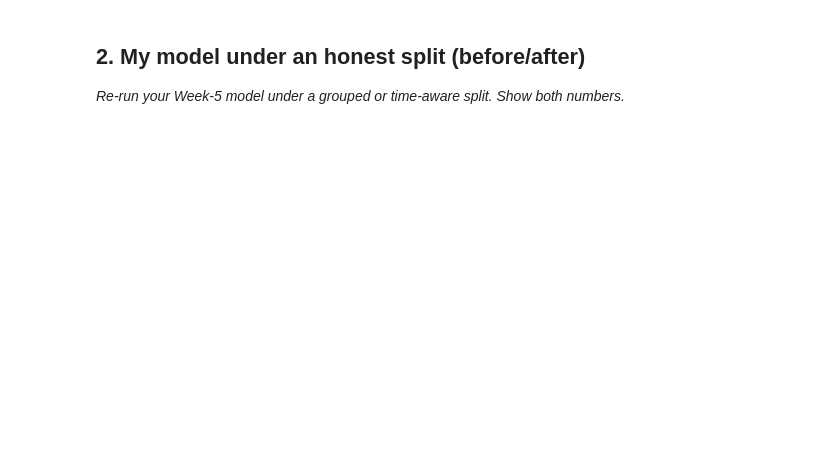
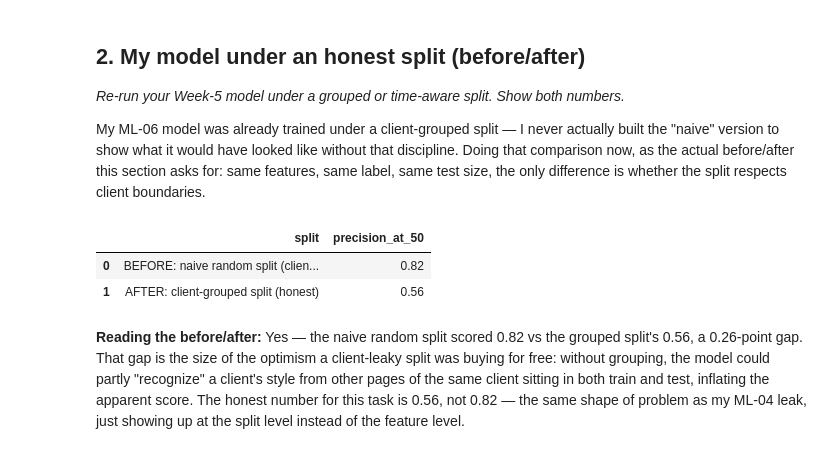
Before and after one commit to itsrealfarman/flyrank-ml-internship, a Jupyter notebook: work/notebooks/w06_validation_audit.ipynb, the cells around one changed output. Drawn from its saved outputs; the diff is of its cells as text; code cells hidden in the pictures; blank space fills up the shorter version.

```diff
--- a/work/notebooks/w06_validation_audit.ipynb
+++ b/work/notebooks/w06_validation_audit.ipynb
@@ -17,3 +66,68 @@ This skeleton is yours to fill. Work the sections **in order** — each one has
 ## 2. My model under an honest split (before/after)
 
 *Re-run your Week-5 model under a grouped or time-aware split. Show both numbers.*
+
+My ML-06 model was already trained under a client-grouped split — I never actually built the "naive" version to show what it would have looked like without that discipline. Doing that comparison now, as the actual before/after this section asks for: same features, same label, same test size, the only difference is whether the split respects client boundaries.
+# %%
+from sklearn.model_selection import GroupShuffleSplit, train_test_split
+from sklearn.ensemble import RandomForestClassifier
+
+honest_features = ["avg_impressions_h1", "avg_clicks_h1", "ctr_h1", "avg_position_h1", "days_with_impressions_h1"]
+
+features = con.sql(f"""
+    SELECT
+        client_hash_id, content_hash_id,
+        AVG(gsc_impressions)                                    AS avg_impressions_h1,
+        AVG(gsc_clicks)                                         AS avg_clicks_h1,
+        SUM(gsc_clicks) / NULLIF(SUM(gsc_impressions), 0)       AS ctr_h1,
+        AVG(gsc_avg_position)                                   AS avg_position_h1,
+        COUNT(DISTINCT report_date) FILTER (WHERE gsc_impressions > 0) AS days_with_impressions_h1
+    FROM {TABLES['fact_daily']}
+    WHERE report_date >= DATE '{MONTH_START}' AND report_date < DATE '{MID_MONTH}'
+    GROUP BY 1, 2
+    HAVING SUM(gsc_impressions) >= 500
+""").df()
+
+labels = con.sql(f"""
+    SELECT client_hash_id, content_hash_id, SUM(gsc_impressions) AS imp_h2
+    FROM {TABLES['fact_daily']}
+    WHERE report_date >= DATE '{MID_MONTH}' AND report_date < DATE '{MONTH_END}'
+    GROUP BY 1, 2
+""").df()
+
+data = features.merge(labels, on=["client_hash_id", "content_hash_id"], how="inner")
+data["is_declining"] = (data["imp_h2"] < 0.8 * data["avg_impressions_h1"] * 15).astype(int)
+data = data.dropna()
+
+def precision_at_k(scores, labels_, k):
+    order = np.argsort(-np.asarray(scores))
+    return np.asarray(labels_)[order[:k]].mean()
+
+K = 50
+
+# BEFORE: naive random split — ignores that pages from the same client can appear in both halves
+X, y = data[honest_features], data["is_declining"]
+X_tr, X_te, y_tr, y_te = train_test_split(X, y, test_size=0.25, random_state=42, stratify=y)
+naive_model = RandomForestClassifier(n_estimators=300, max_depth=8, class_weight="balanced", random_state=42, n_jobs=-1)
+naive_model.fit(X_tr, y_tr)
+naive_p50 = precision_at_k(naive_model.predict_proba(X_te)[:, 1], y_te, K)
+
+# AFTER: client-grouped split — the honest version, same as ML-06
+gss = GroupShuffleSplit(n_splits=1, test_size=0.25, random_state=42)
+tr_idx, te_idx = next(gss.split(data, groups=data["client_hash_id"]))
+train_g, test_g = data.iloc[tr_idx], data.iloc[te_idx]
+grouped_model = RandomForestClassifier(n_estimators=300, max_depth=8, class_weight="balanced", random_state=42, n_jobs=-1)
+grouped_model.fit(train_g[honest_features], train_g["is_declining"])
+grouped_p50 = precision_at_k(grouped_model.predict_proba(test_g[honest_features])[:, 1], test_g["is_declining"], K)
+
+before_after = pd.DataFrame({
+    "split": ["BEFORE: naive random split (client leakage possible)", "AFTER: client-grouped split (honest)"],
+    "precision_at_50": [round(naive_p50, 3), round(grouped_p50, 3)],
+})
+before_after
+# %% [output]
+|  | split | precision_at_50 |
+| 0 | BEFORE: naive random split (clien... | 0.82 |
+| 1 | AFTER: client-grouped split (honest) | 0.56 |
+# %% [markdown]
+**Reading the before/after:** Yes — the naive random split scored 0.82 vs the grouped split's 0.56, a 0.26-point gap. That gap is the size of the optimism a client-leaky split was buying for free: without grouping, the model could partly "recognize" a client's style from other pages of the same client sitting in both train and test, inflating the apparent score. The honest number for this task is 0.56, not 0.82 — the same shape of problem as my ML-04 leak, just showing up at the split level instead of the feature level.
```
Also changed, not shown: parts of 13 cells of this notebook.
